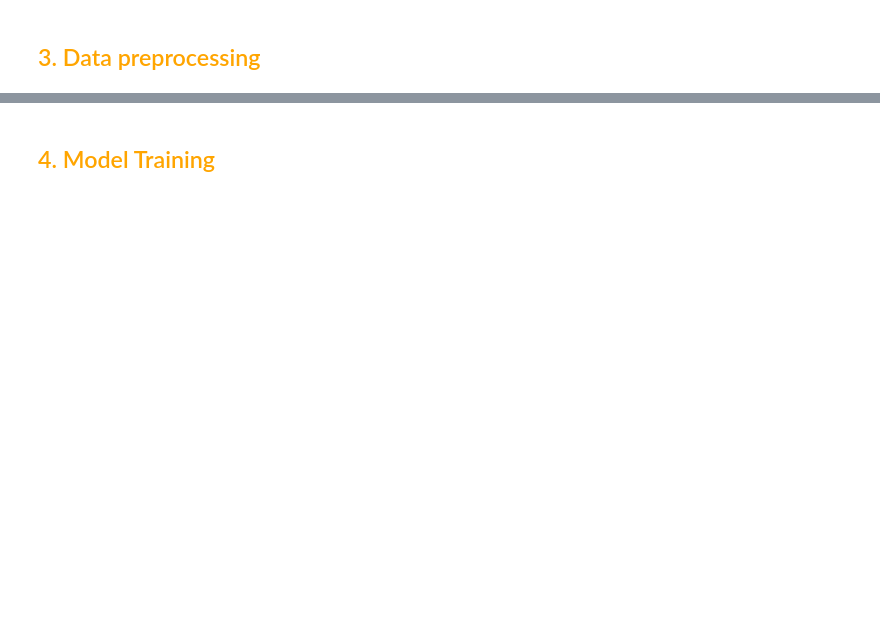
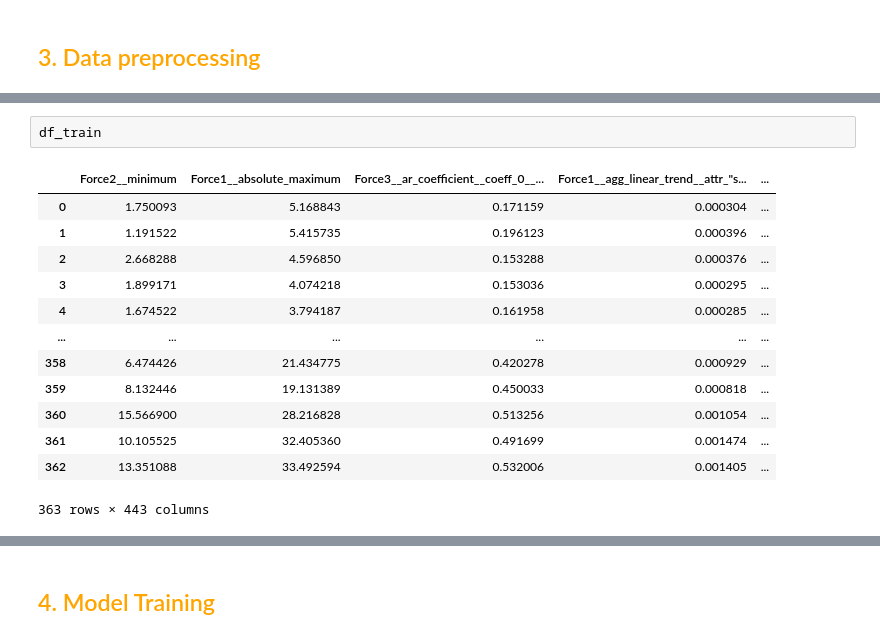
Before and after one commit to raresbb/Tutorium_Biegewinkel, a Jupyter notebook: biegewinkel_model.ipynb, the cells around one changed output, grey strips where cells are left out. Drawn from its saved outputs; the diff is of its cells as text; blank space fills up the shorter version.

```diff
--- a/biegewinkel_model.ipynb
+++ b/biegewinkel_model.ipynb
@@ -292,0 +243,16 @@ df_corr
+# %%
+df_train
+# %% [output]
+|  | Force2__minimum | Force1__absolute_maximum | Force3__ar_coefficient__coeff_0__... | Force1__agg_linear_trend__attr_"s... | ... |
+| 0 | 1.750093 | 5.168843 | 0.171159 | 0.000304 | ... |
+| 1 | 1.191522 | 5.415735 | 0.196123 | 0.000396 | ... |
+| 2 | 2.668288 | 4.596850 | 0.153288 | 0.000376 | ... |
+| 3 | 1.899171 | 4.074218 | 0.153036 | 0.000295 | ... |
+| 4 | 1.674522 | 3.794187 | 0.161958 | 0.000285 | ... |
+| ... | ... | ... | ... | ... | ... |
+| 358 | 6.474426 | 21.434775 | 0.420278 | 0.000929 | ... |
+| 359 | 8.132446 | 19.131389 | 0.450033 | 0.000818 | ... |
+| 360 | 15.566900 | 28.216828 | 0.513256 | 0.001054 | ... |
+| 361 | 10.105525 | 32.405360 | 0.491699 | 0.001474 | ... |
+| 362 | 13.351088 | 33.492594 | 0.532006 | 0.001405 | ... |
+363 rows × 443 columns
```
Also changed, not shown: parts of 39 cells of this notebook, 4 other files.
